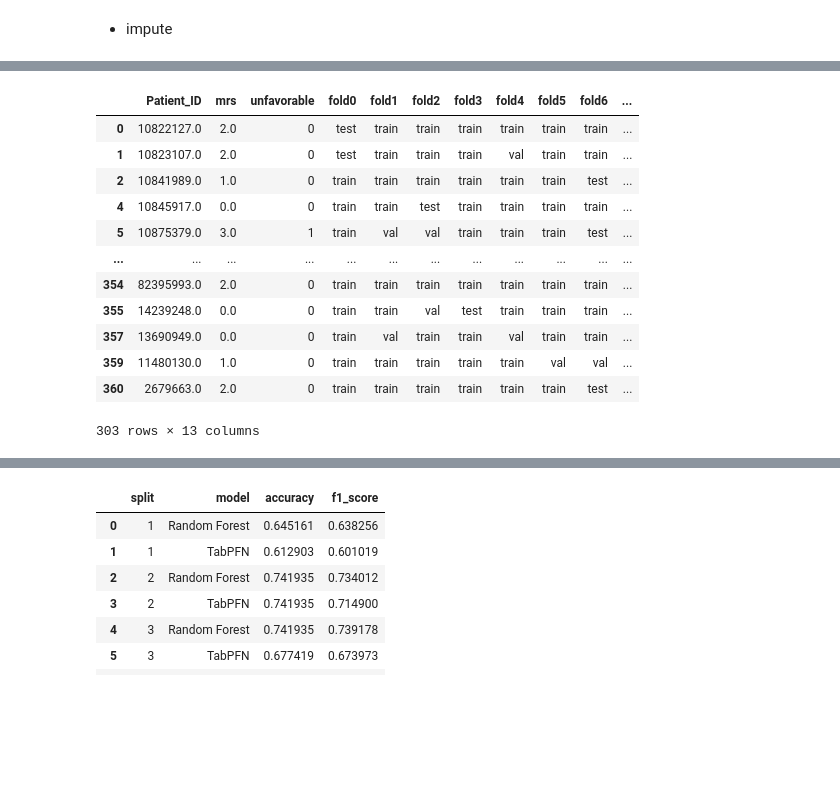
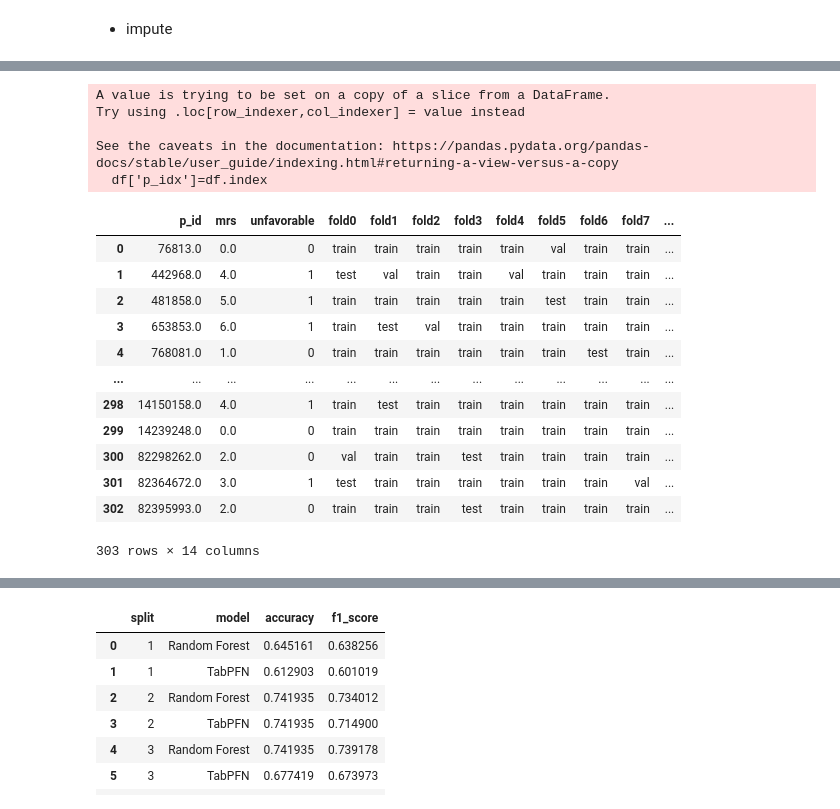
Before and after one commit to buehlpa/berne-cohort-data-pipeline, a Jupyter notebook: 5_0_0_numpy_file_creation.ipynb, the cells around one changed output, grey strips where cells are left out. Cells and saved outputs as stored; diff of their text form; code cells hidden in the pictures; blank space fills up the shorter version.

```diff
--- a/5_0_0_HDf5_File_creation.ipynb
+++ b/5_0_0_numpy_file_creation.ipynb
@@ -281,6 +284,7 @@ selected_tab = selected_tab.rename(columns={
 selected_tab['mrs_unfavorable'] = selected_tab['mrs'].apply(lambda x: 0 if x < 3 else 1)
 categorical_columns = ['nihss', 'selbststaendig','prehypert','systol','toast','mrs_unfavorable']  # List of categorical columns
 selected_tab[categorical_columns] = selected_tab[categorical_columns].astype('category')
+selected_tab.sort_values('Patient_ID', inplace=True, ignore_index=True)
 
 selected_tab.info()
 # %% [output]
@@ -317,6 +337,12 @@ for col in categorical_columns:
     if col in selected_tab.columns:
         selected_tab[col] = pd.Categorical(selected_tab[col].round().astype(int))  # Convert back to categorical
 
+
+# selected_tab.sort_values('Patient_ID', inplace=True)
+selected_tab.rename(columns={'Patient_ID':'p_id'}, inplace=True)
+
+selected_tab['p_idx']=selected_tab.index
+
 selected_tab.to_csv(os.path.join(DATA_PATH, 'baseline_bern_test.csv'), index=False)
 
 selected_tab.info()
@@ -340,40 +383,47 @@ memory usage: 15.9 KB
 # %%
 df = selected_tab
 if "mrs" not in df.columns:
     raise ValueError("Column 'mrs' not found in the dataset")
 
 df["unfavorable"] = (df["mrs"] >= 3).astype(int)
 skf = StratifiedKFold(n_splits=10, shuffle=True, random_state=42)
 df[[f'fold{i}' for i in range(10)]] = ""
 
 # Assign folds
 for fold, (train_idx, test_idx) in enumerate(skf.split(df, df["mrs"])):
     train_set, test_set = df.iloc[train_idx], df.iloc[test_idx]
 
     skf_val = StratifiedKFold(n_splits=10, shuffle=True, random_state=42)
     val_size = int(0.1 * len(train_set))
     val_idx = np.random.choice(train_set.index, size=val_size, replace=False)
     val_set = train_set.loc[val_idx]
 
     df.loc[df.index.isin(test_set.index), f'fold{fold}'] = "test"
     df.loc[df.index.isin(val_set.index), f'fold{fold}'] = "val"
     df.loc[(df[f'fold{fold}'] == ""), f'fold{fold}'] = "train"
 
-output_columns = [ "Patient_ID", "mrs", "unfavorable"] + [f'fold{i}' for i in range(10)]
+output_columns = [ "p_id", "mrs", "unfavorable"] + [f'fold{i}' for i in range(10)]
+
 df = df[output_columns]
+df['p_idx']=df.index
 df.to_csv(os.path.join(DATA_PATH, '10Fold_ids_test.csv'), index=False)
 df
 # %% [output]
+A value is trying to be set on a copy of a slice from a DataFrame.
+Try using .loc[row_indexer,col_indexer] = value instead
+
+See the caveats in the documentation: https://pandas.pydata.org/pandas-docs/stable/user_guide/indexing.html#returning-a-view-versus-a-copy
+  df['p_idx']=df.index
-|  | Patient_ID | mrs | unfavorable | fold0 | fold1 | fold2 | fold3 | fold4 | fold5 | fold6 | ... |
-| 0 | 10822127.0 | 2.0 | 0 | test | train | train | train | train | train | train | ... |
-| 1 | 10823107.0 | 2.0 | 0 | test | train | train | train | val | train | train | ... |
-| 2 | 10841989.0 | 1.0 | 0 | train | train | train | train | train | train | test | ... |
-| 4 | 10845917.0 | 0.0 | 0 | train | train | test | train | train | train | train | ... |
-| 5 | 10875379.0 | 3.0 | 1 | train | val | val | train | train | train | test | ... |
-| ... | ... | ... | ... | ... | ... | ... | ... | ... | ... | ... | ... |
-| 354 | 82395993.0 | 2.0 | 0 | train | train | train | train | train | train | train | ... |
-| 355 | 14239248.0 | 0.0 | 0 | train | train | val | test | train | train | train | ... |
-| 357 | 13690949.0 | 0.0 | 0 | train | val | train | train | val | train | train | ... |
-| 359 | 11480130.0 | 1.0 | 0 | train | train | train | train | train | val | val | ... |
-| 360 | 2679663.0 | 2.0 | 0 | train | train | train | train | train | train | test | ... |
+|  | p_id | mrs | unfavorable | fold0 | fold1 | fold2 | fold3 | fold4 | fold5 | fold6 | fold7 | ... |
+| 0 | 76813.0 | 0.0 | 0 | train | train | train | train | train | val | train | train | ... |
+| 1 | 442968.0 | 4.0 | 1 | test | val | train | train | val | train | train | train | ... |
+| 2 | 481858.0 | 5.0 | 1 | train | train | train | train | train | test | train | train | ... |
+| 3 | 653853.0 | 6.0 | 1 | train | test | val | train | train | train | train | train | ... |
+| 4 | 768081.0 | 1.0 | 0 | train | train | train | train | train | train | test | train | ... |
+| ... | ... | ... | ... | ... | ... | ... | ... | ... | ... | ... | ... | ... |
+| 298 | 14150158.0 | 4.0 | 1 | train | test | train | train | train | train | train | train | ... |
+| 299 | 14239248.0 | 0.0 | 0 | train | train | train | train | train | train | train | train | ... |
+| 300 | 82298262.0 | 2.0 | 0 | val | train | train | test | train | train | train | train | ... |
+| 301 | 82364672.0 | 3.0 | 1 | test | train | train | train | train | train | train | val | ... |
+| 302 | 82395993.0 | 2.0 | 0 | train | train | train | test | train | train | train | train | ... |
-303 rows × 13 columns
+303 rows × 14 columns
```
Also changed, not shown: parts of 6 cells of this notebook, 12 other files.
